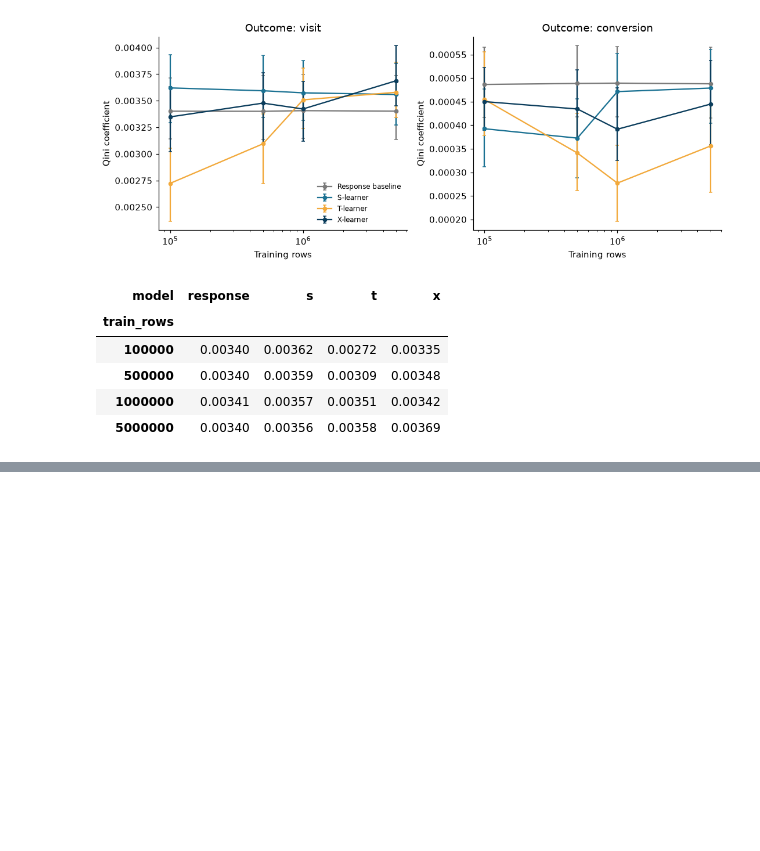
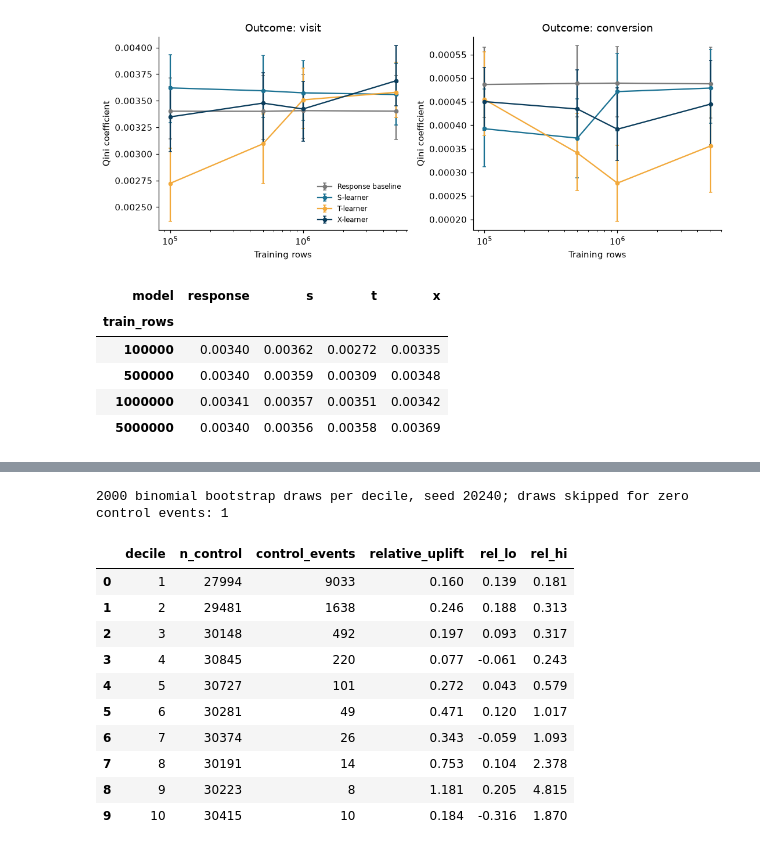
Before and after one commit to neuralnomad26/causal-uplift, a Jupyter notebook: notebooks/04_evaluation.ipynb, the cells around one changed output, grey strips where cells are left out. Cells and saved outputs as stored; diff of their text form; code cells hidden in the pictures; blank space fills up the shorter version.

```diff
--- a/notebooks/04_evaluation.ipynb
+++ b/notebooks/04_evaluation.ipynb
@@ -216,0 +252,32 @@ curve[curve.outcome == "visit"].pivot(index="train_rows", columns="model", value
+# %%
+# Bootstrap interval of the relative uplift. Both arms are resampled in every decile, so the error in the control rate is included.
+N_BOOT_REL, SEED_REL = 2000, 20240
+rng = np.random.default_rng(SEED_REL)
+boot_rows = []
+for r in ru.itertuples():
+    x1 = rng.binomial(r.n_treated, r.rate_treated, N_BOOT_REL) / r.n_treated
+    x0 = rng.binomial(r.n_control, r.rate_control, N_BOOT_REL) / r.n_control
+    ok = x0 > 0                                   # a draw with no control events has no ratio and is skipped (counted below)
+    rel_draws = (x1[ok] - x0[ok]) / x0[ok]
+    boot_rows.append(dict(decile=r.decile, rel_lo=np.percentile(rel_draws, 2.5), rel_hi=np.percentile(rel_draws, 97.5), skipped=int((~ok).sum())))
+rel_boot = pd.DataFrame(boot_rows)
+rel_boot[["decile", "rel_lo", "rel_hi"]].round(6).to_csv(RESULTS / "relative_uplift_bootstrap.csv", index=False)
+print(f"{N_BOOT_REL} binomial bootstrap draws per decile, seed {SEED_REL}; draws skipped for zero control events: {int(rel_boot['skipped'].sum())}")
+
+ru["control_events"] = (ru["rate_control"] * ru["n_control"]).round().astype(int)
+ru["rel_lo"], ru["rel_hi"] = rel_boot["rel_lo"].to_numpy(), rel_boot["rel_hi"].to_numpy()
+ru["rel_width"] = ru["rel_hi"] - ru["rel_lo"]
+ru[["decile", "n_control", "control_events", "relative_uplift", "rel_lo", "rel_hi"]].round(3)
+# %% [output]
+2000 binomial bootstrap draws per decile, seed 20240; draws skipped for zero control events: 1
+|  | decile | n_control | control_events | relative_uplift | rel_lo | rel_hi |
+| 0 | 1 | 27994 | 9033 | 0.160 | 0.139 | 0.181 |
+| 1 | 2 | 29481 | 1638 | 0.246 | 0.188 | 0.313 |
+| 2 | 3 | 30148 | 492 | 0.197 | 0.093 | 0.317 |
+| 3 | 4 | 30845 | 220 | 0.077 | -0.061 | 0.243 |
+| 4 | 5 | 30727 | 101 | 0.272 | 0.043 | 0.579 |
+| 5 | 6 | 30281 | 49 | 0.471 | 0.120 | 1.017 |
+| 6 | 7 | 30374 | 26 | 0.343 | -0.059 | 1.093 |
+| 7 | 8 | 30191 | 14 | 0.753 | 0.104 | 2.378 |
+| 8 | 9 | 30223 | 8 | 1.181 | 0.205 | 4.815 |
+| 9 | 10 | 30415 | 10 | 0.184 | -0.316 | 1.870 |
```
Also changed, not shown: parts of 5 cells of this notebook, 4 other files.
